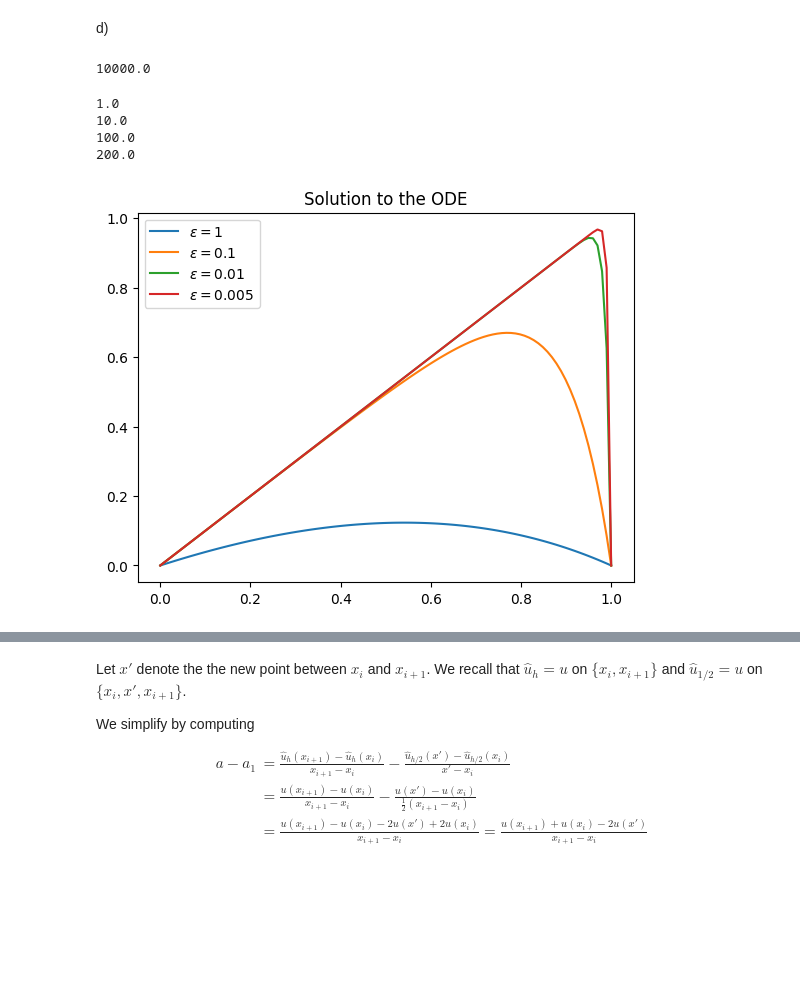
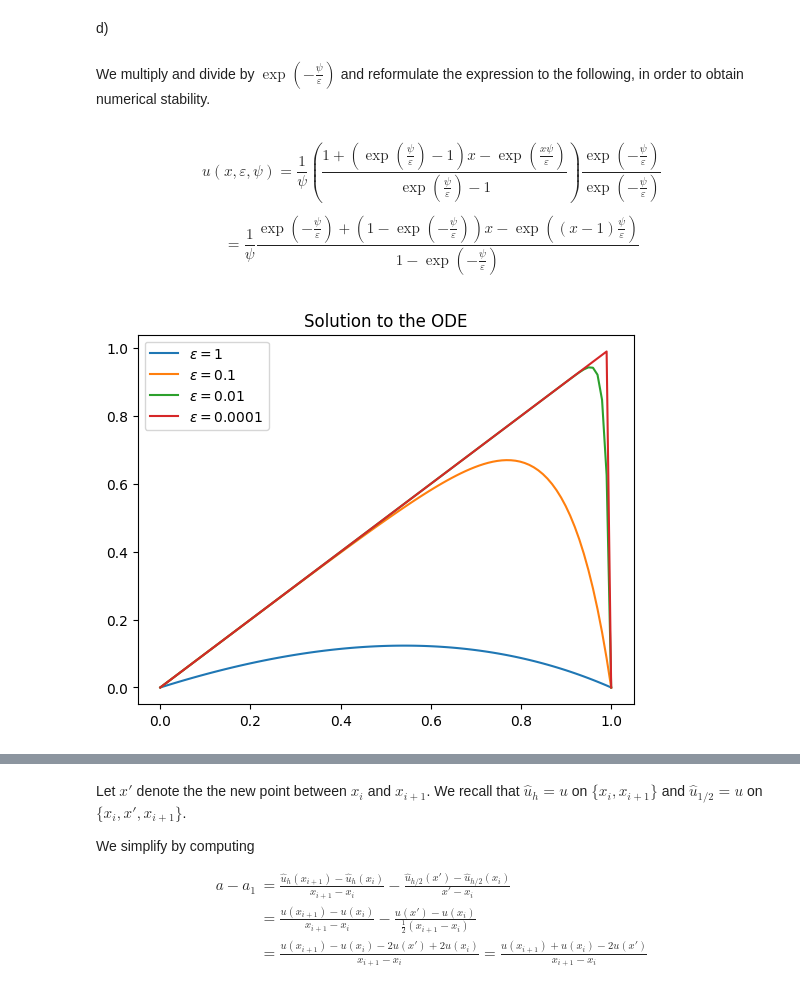
Before and after one commit to MarcusKNielsen/FEM, a Jupyter notebook: Assignment1.ipynb, the cells around one changed output, grey strips where cells are left out. Cells and saved outputs as stored; diff of their text form; code cells hidden in the pictures; blank space fills up the shorter version.

```diff
--- a/Assignment1.ipynb
+++ b/Assignment1.ipynb
@@ -212,10 +227,12 @@ def BVP1D(L, c, d, x, plot=True):
 # %%
-#validate with exercise 1.1
 L=2
 c=1
 d=np.exp(2)
-x = [0, 2*L/3, L]
+x1 = [0, L/2, L]
+x2 = [0, 2*L/3, L]
 
-u = BVP1D(L, c, d, x, False)
-print(u)
+u1 = BVP1D(L, c, d, x1, False)
+u2 = BVP1D(L, c, d, x2, False)
+print(u1)
+print(u2)
 # %% [output]
@@ -339,27 +344,26 @@ We see that if $v$ is constant then $a(v,v) = 0$ since for a constant $v'=0$, bu
 If we now restrict our attention to $v = \sum_j v_j N_j$, then the observations above is also true only for $v$ on this form. Since $a(v,v) = v^\top A v $ we conclude that $A$ is positive definite.
 # %% [markdown]
 d)
-# %%
-1/0.0001
-# %% [output]
-10000.0
+# %% [markdown]
+We multiply and divide by $\exp(-\frac{\psi}{\varepsilon})$ and reformulate the expression to the following, in order to obtain numerical stability.
+# %% [markdown]
+$$u(x, \varepsilon, \psi) = \frac{1}{\psi} \left(\frac{1 + \left(\exp\left(\frac{\psi}{\varepsilon}\right) - 1\right)x - \exp\left(\frac{x\psi}{\varepsilon}\right)}{\exp(\frac{\psi}{\varepsilon})-1}\right) \frac{\exp\left(-\frac{\psi}{\varepsilon}\right)}{\exp\left(-\frac{\psi}{\varepsilon}\right)}$$
+
+$$
+= \frac{1}{\psi} \frac{\exp\left(-\frac{\psi}{\varepsilon}\right) + \left(1 - \exp\left(-\frac{\psi}{\varepsilon}\right)\right)x - \exp\left((x-1)\frac{\psi}{\varepsilon}\right)}{1 - \exp\left(-\frac{\psi}{\varepsilon}\right)}
+$$
 # %%
-u = lambda x,epsinv,psi: 1/psi * (1+(np.exp(psi*epsinv)-1)*x - np.exp(x*psi*epsinv))/(np.exp(psi*epsinv)-1)
-
+u = lambda x,eps,psi: (1/psi * (1+(np.exp(psi/eps)-1)*x - np.exp(x*psi/eps))/(np.exp(psi*eps)-1))*np.exp(-psi/eps)/np.exp(-psi/eps)
+u_stabil = lambda x, eps, psi: 1/psi*(np.exp(-psi/eps)+(1-np.exp(-psi/eps))*x-np.exp((x-1)*psi/eps))/(1-np.exp(-psi/eps))
 x = np.linspace(0,1,100)
 psi = 1
-epsilons = [1,0.1,0.01,0.005]
+epsilons = [1,0.1,0.01,0.0001]
 
 for eps in epsilons:
-    print(1/eps)
-    plt.plot(x,u(x=x,epsinv=1/eps,psi=psi),label=r'$\epsilon = $'+str(eps))
+    plt.plot(x,u_stabil(x=x,eps=eps,psi=psi),label=r'$\epsilon = $'+str(eps))
 
 plt.legend()
 plt.title('Solution to the ODE')
 plt.show()
 # %% [output]
-1.0
-10.0
-100.0
-200.0
-[figure, old version]
+[figure, new version]
```
Also changed, not shown: parts of 35 cells of this notebook.
